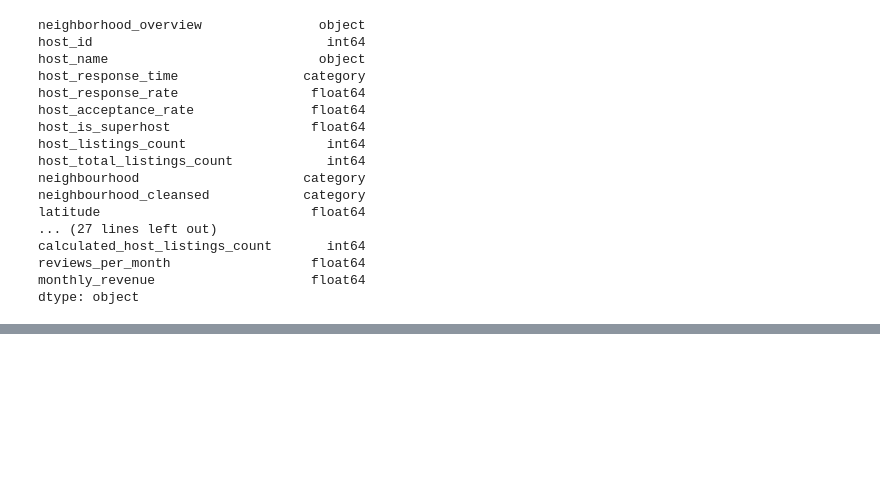
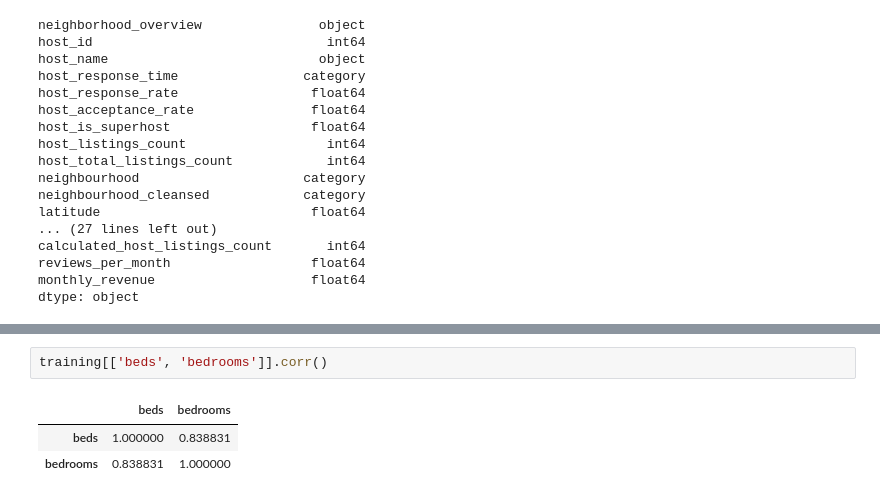
Before and after one commit to the-anh-hoang/WiDSCase, a Jupyter notebook: wrangle.ipynb, the cells around one changed output, grey strips where cells are left out. Drawn from its saved outputs; the diff is of its cells as text; blank space fills up the shorter version.

```diff
--- a/wrangle.ipynb
+++ b/wrangle.ipynb
@@ -87,0 +159,6 @@ dtype: object
+# %%
+training[['beds', 'bedrooms']].corr()
+# %% [output]
+|  | beds | bedrooms |
+| beds | 1.000000 | 0.838831 |
+| bedrooms | 0.838831 | 1.000000 |
```
Also changed, not shown: parts of 9 cells of this notebook.
